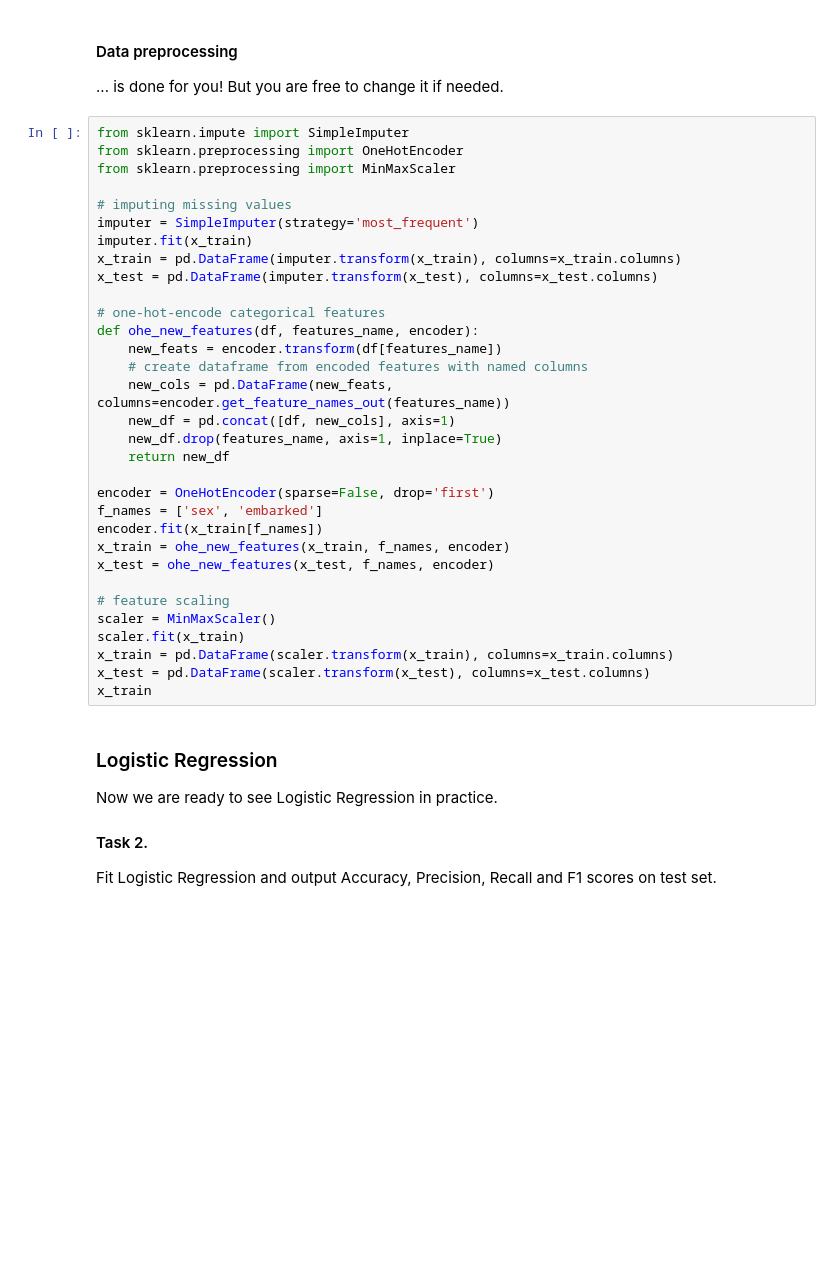
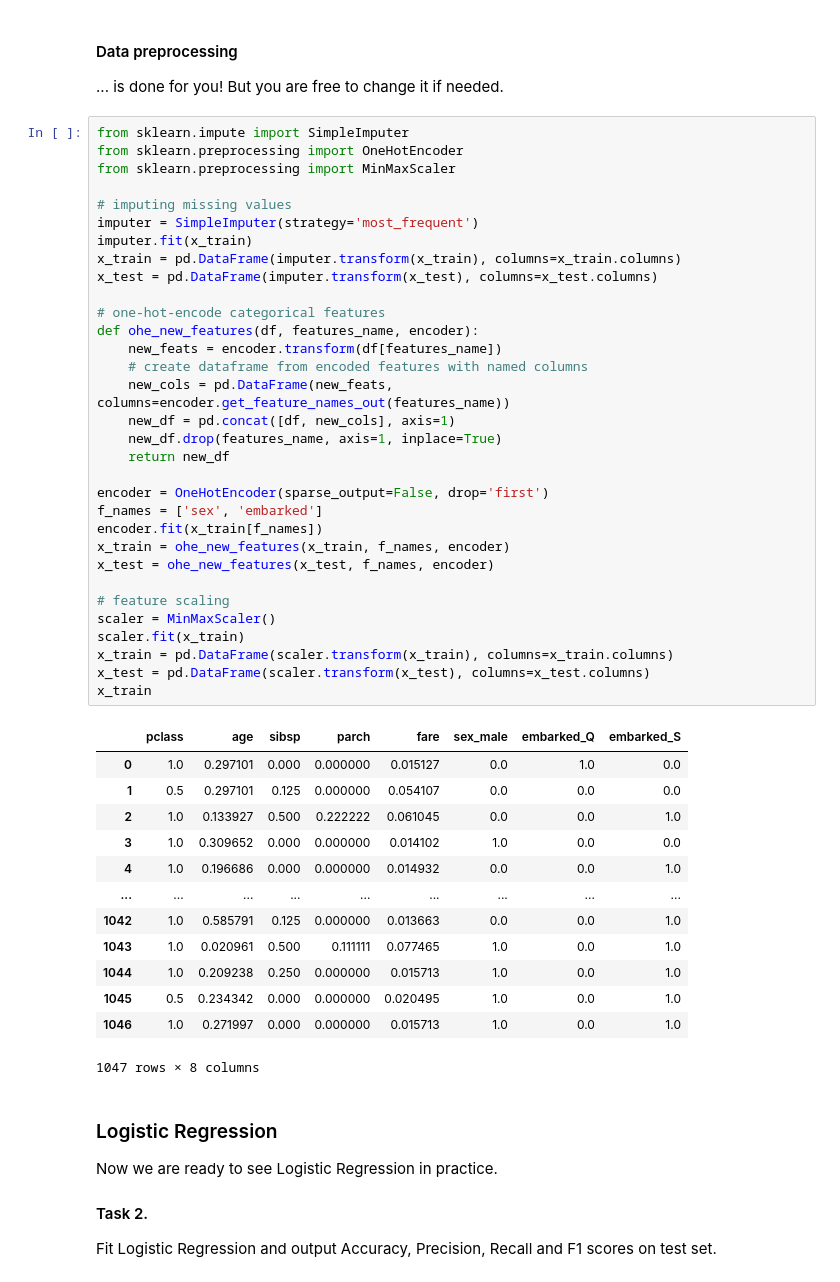
Before and after one commit to mnkhmtv/ML-lab, a Jupyter notebook: Lab 3/Lab_3_Session.ipynb, the cells around one changed output. Saved outputs shown, nothing was run; the diff lists cells and outputs as text; blank space fills up the shorter version.

```diff
--- a/Lab 3/Lab_3_Session.ipynb
+++ b/Lab 3/Lab_3_Session.ipynb
@@ -129,34 +156,48 @@ print('% of positive samples in test set:', 0)
 from sklearn.impute import SimpleImputer
 from sklearn.preprocessing import OneHotEncoder
 from sklearn.preprocessing import MinMaxScaler
 
 # imputing missing values
 imputer = SimpleImputer(strategy='most_frequent')
 imputer.fit(x_train)
 x_train = pd.DataFrame(imputer.transform(x_train), columns=x_train.columns)
 x_test = pd.DataFrame(imputer.transform(x_test), columns=x_test.columns)
 
 # one-hot-encode categorical features
 def ohe_new_features(df, features_name, encoder):
     new_feats = encoder.transform(df[features_name])
     # create dataframe from encoded features with named columns
     new_cols = pd.DataFrame(new_feats, columns=encoder.get_feature_names_out(features_name))
     new_df = pd.concat([df, new_cols], axis=1)
     new_df.drop(features_name, axis=1, inplace=True)
     return new_df
 
-encoder = OneHotEncoder(sparse=False, drop='first')
+encoder = OneHotEncoder(sparse_output=False, drop='first')
 f_names = ['sex', 'embarked']
 encoder.fit(x_train[f_names])
 x_train = ohe_new_features(x_train, f_names, encoder)
 x_test = ohe_new_features(x_test, f_names, encoder)
 
 # feature scaling
 scaler = MinMaxScaler()
 scaler.fit(x_train)
 x_train = pd.DataFrame(scaler.transform(x_train), columns=x_train.columns)
 x_test = pd.DataFrame(scaler.transform(x_test), columns=x_test.columns)
 x_train
+# %% [output]
+|  | pclass | age | sibsp | parch | fare | sex_male | embarked_Q | embarked_S |
+| 0 | 1.0 | 0.297101 | 0.000 | 0.000000 | 0.015127 | 0.0 | 1.0 | 0.0 |
+| 1 | 0.5 | 0.297101 | 0.125 | 0.000000 | 0.054107 | 0.0 | 0.0 | 0.0 |
+| 2 | 1.0 | 0.133927 | 0.500 | 0.222222 | 0.061045 | 0.0 | 0.0 | 1.0 |
+| 3 | 1.0 | 0.309652 | 0.000 | 0.000000 | 0.014102 | 1.0 | 0.0 | 0.0 |
+| 4 | 1.0 | 0.196686 | 0.000 | 0.000000 | 0.014932 | 0.0 | 0.0 | 1.0 |
+| ... | ... | ... | ... | ... | ... | ... | ... | ... |
+| 1042 | 1.0 | 0.585791 | 0.125 | 0.000000 | 0.013663 | 0.0 | 0.0 | 1.0 |
+| 1043 | 1.0 | 0.020961 | 0.500 | 0.111111 | 0.077465 | 1.0 | 0.0 | 1.0 |
+| 1044 | 1.0 | 0.209238 | 0.250 | 0.000000 | 0.015713 | 1.0 | 0.0 | 1.0 |
+| 1045 | 0.5 | 0.234342 | 0.000 | 0.000000 | 0.020495 | 1.0 | 0.0 | 1.0 |
+| 1046 | 1.0 | 0.271997 | 0.000 | 0.000000 | 0.015713 | 1.0 | 0.0 | 1.0 |
+1047 rows × 8 columns
 # %% [markdown]
 ### Logistic Regression
 
```
Also changed, not shown: parts of 15 cells of this notebook.
